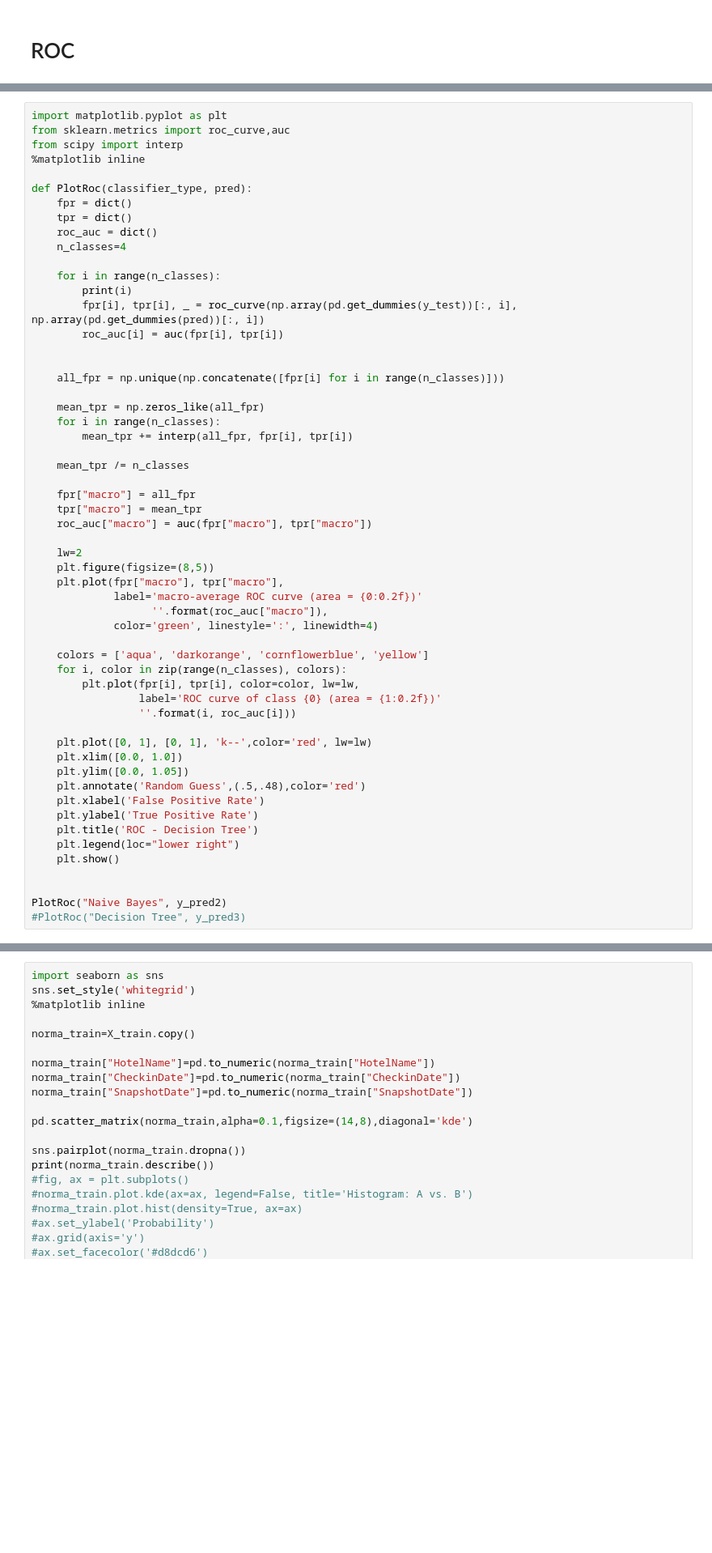
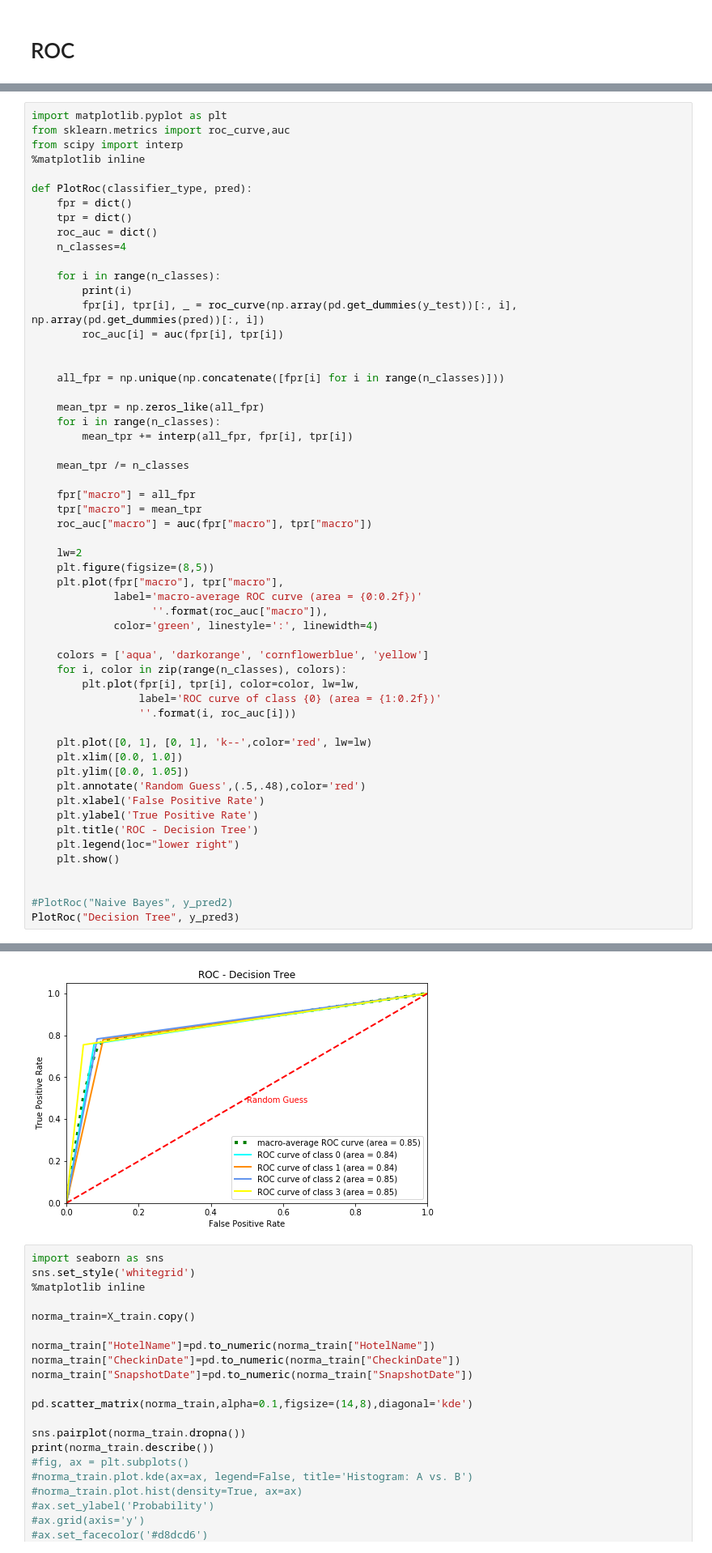
Before and after one commit to EliadProject/Hotels-Data-Science, a Jupyter notebook: FinalProject.ipynb, the cells around one changed output, grey strips where cells are left out. Shown at 81% size. Drawn from its saved outputs; the diff is of its cells as text; blank space fills up the shorter version.

```diff
--- a/FinalProject.ipynb
+++ b/FinalProject.ipynb
@@ -383,8 +383,8 @@ def PlotRoc(classifier_type, pred):
     plt.show()
 
 
-PlotRoc("Naive Bayes", y_pred2)
-#PlotRoc("Decision Tree", y_pred3)
+#PlotRoc("Naive Bayes", y_pred2)
+PlotRoc("Decision Tree", y_pred3)
 # %% [output]
 0
 1
@@ -394,3 +393,4 @@ IndexError: index 3 is out of bounds for axis 1 with size 3
+[figure, added]
 # %%
 import seaborn as sns
 sns.set_style('whitegrid')
```
Also changed, not shown: parts of 7 cells of this notebook.
